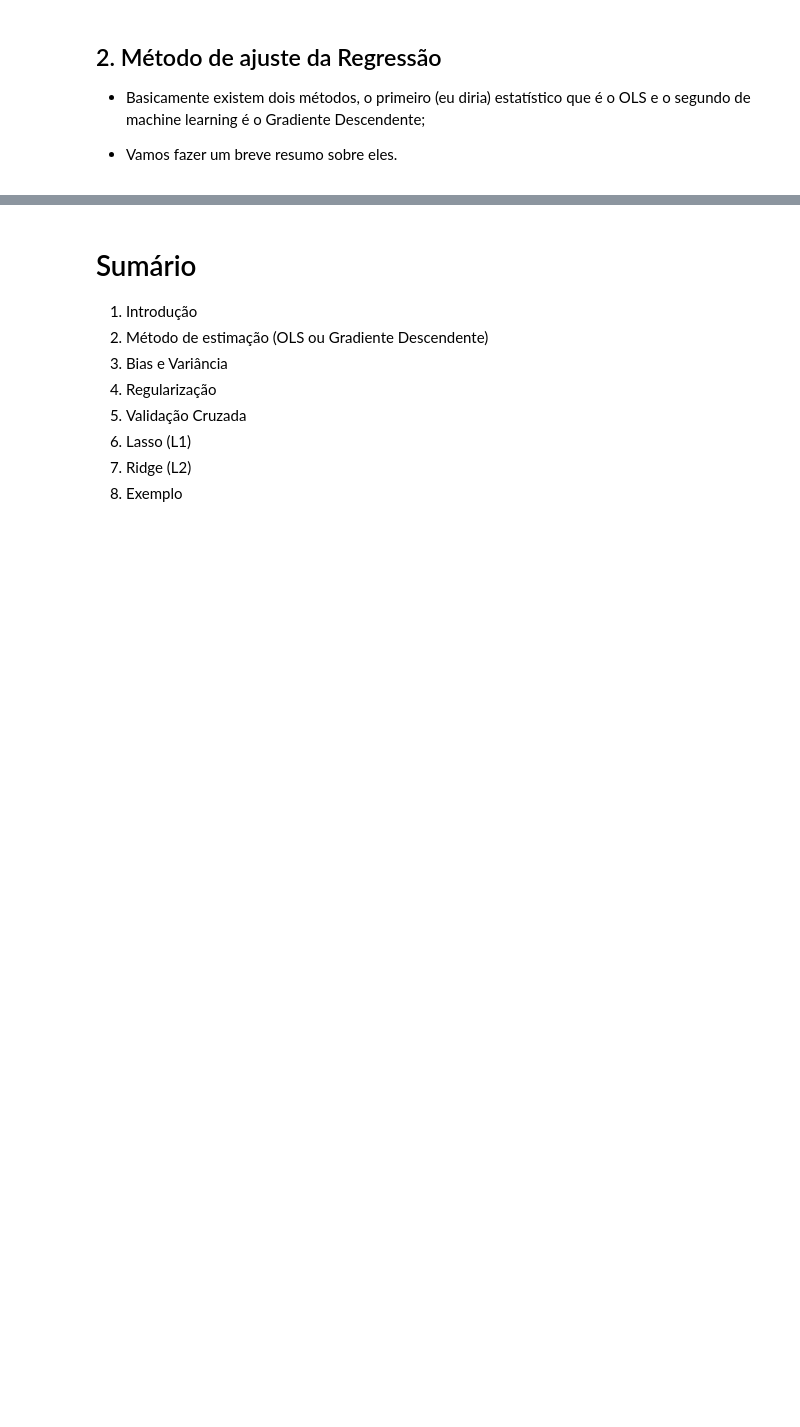
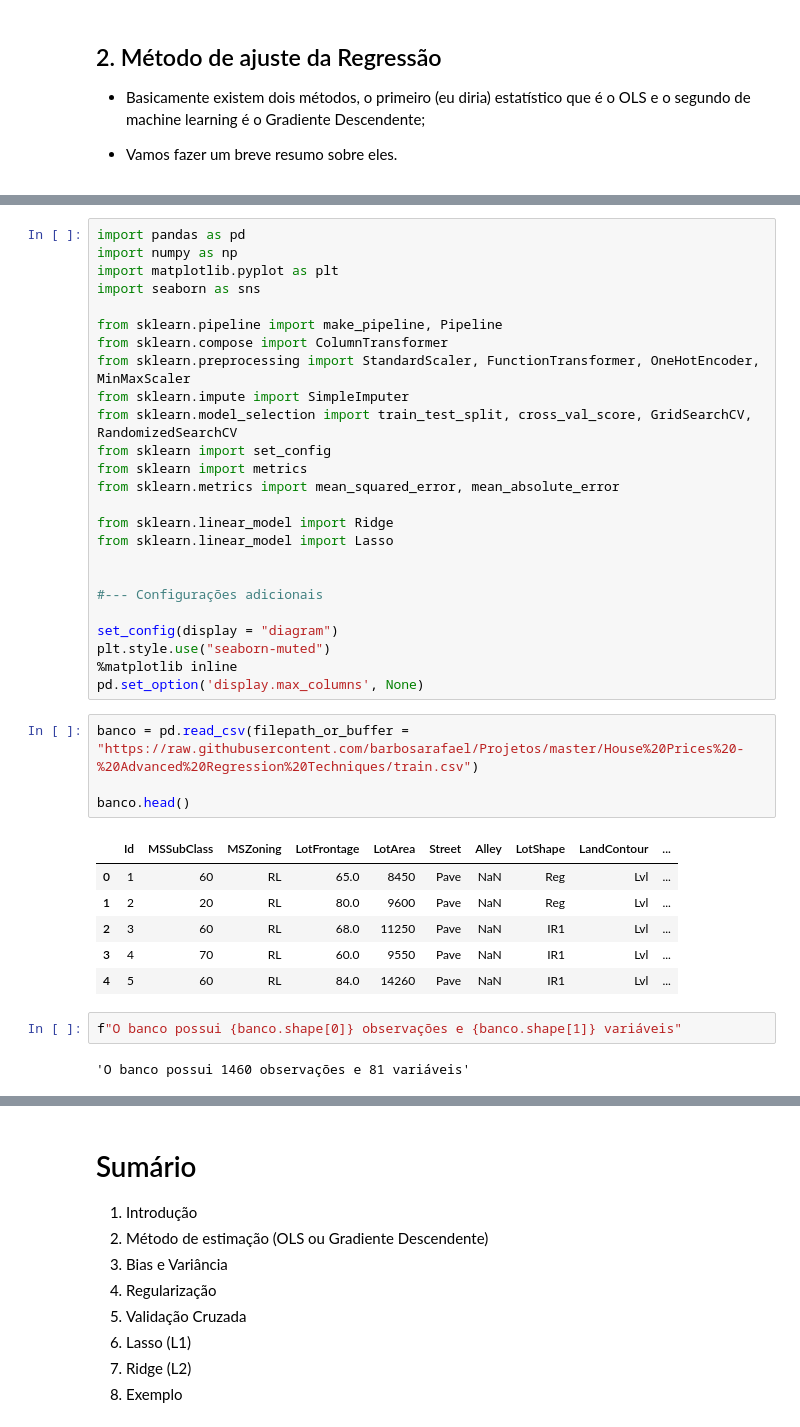
Before and after one commit to barbosarafael/DS_Avancado, a Jupyter notebook: 02Lasso_Ridge/notebook_lasso_ridge.ipynb, the cells around one changed output, grey strips where cells are left out. Saved outputs shown, nothing was run; the diff lists cells and outputs as text; blank space fills up the shorter version.

```diff
--- a/02Lasso_Ridge/notebook_lasso_ridge.ipynb
+++ b/02Lasso_Ridge/notebook_lasso_ridge.ipynb
@@ -63,0 +195,40 @@
+# %%
+import pandas as pd
+import numpy as np
+import matplotlib.pyplot as plt
+import seaborn as sns
+
+from sklearn.pipeline import make_pipeline, Pipeline
+from sklearn.compose import ColumnTransformer
+from sklearn.preprocessing import StandardScaler, FunctionTransformer, OneHotEncoder, MinMaxScaler
+from sklearn.impute import SimpleImputer
+from sklearn.model_selection import train_test_split, cross_val_score, GridSearchCV, RandomizedSearchCV
+from sklearn import set_config
+from sklearn import metrics
+from sklearn.metrics import mean_squared_error, mean_absolute_error
+
+from sklearn.linear_model import Ridge
+from sklearn.linear_model import Lasso
+
+
+#--- Configurações adicionais
+
+set_config(display = "diagram")
+plt.style.use("seaborn-muted")
+%matplotlib inline
+pd.set_option('display.max_columns', None)
+# %%
+banco = pd.read_csv(filepath_or_buffer = "https://raw.githubusercontent.com/barbosarafael/Projetos/master/House%20Prices%20-%20Advanced%20Regression%20Techniques/train.csv")
+
+banco.head()
+# %% [output]
+|  | Id | MSSubClass | MSZoning | LotFrontage | LotArea | Street | Alley | LotShape | LandContour | ... |
+| 0 | 1 | 60 | RL | 65.0 | 8450 | Pave | NaN | Reg | Lvl | ... |
+| 1 | 2 | 20 | RL | 80.0 | 9600 | Pave | NaN | Reg | Lvl | ... |
+| 2 | 3 | 60 | RL | 68.0 | 11250 | Pave | NaN | IR1 | Lvl | ... |
+| 3 | 4 | 70 | RL | 60.0 | 9550 | Pave | NaN | IR1 | Lvl | ... |
+| 4 | 5 | 60 | RL | 84.0 | 14260 | Pave | NaN | IR1 | Lvl | ... |
+# %%
+f"O banco possui {banco.shape[0]} observações e {banco.shape[1]} variáveis"
+# %% [output]
+'O banco possui 1460 observações e 81 variáveis'
```
Also changed, not shown: parts of 45 cells of this notebook.
